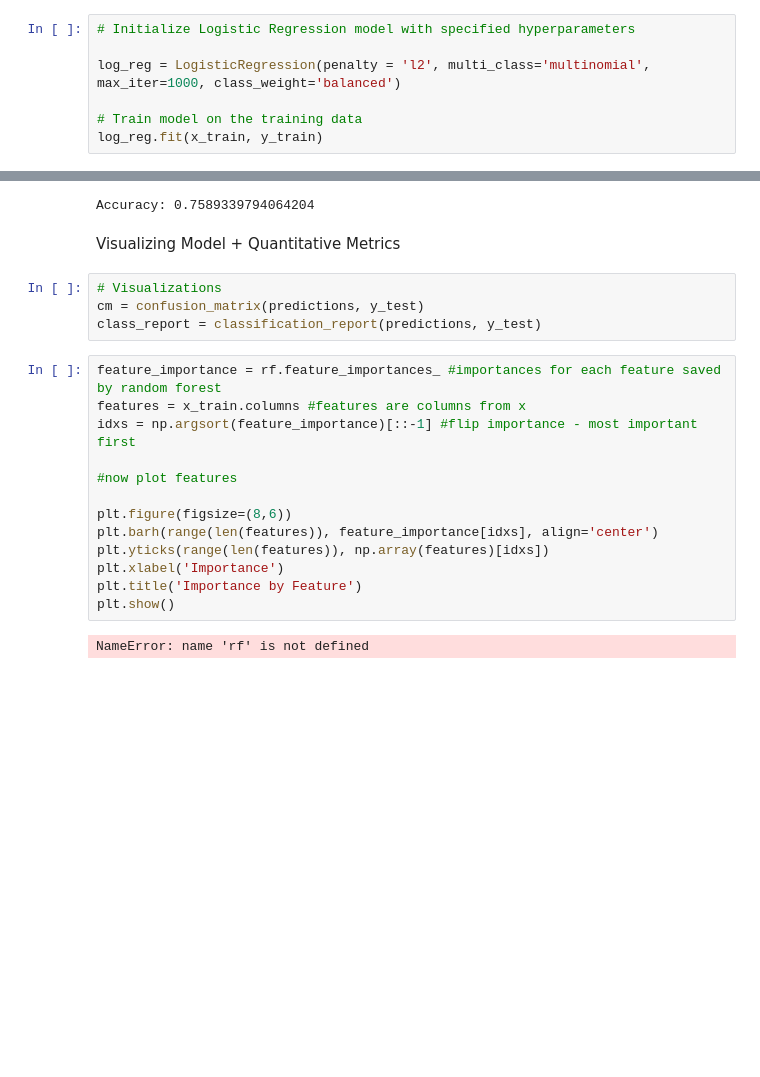
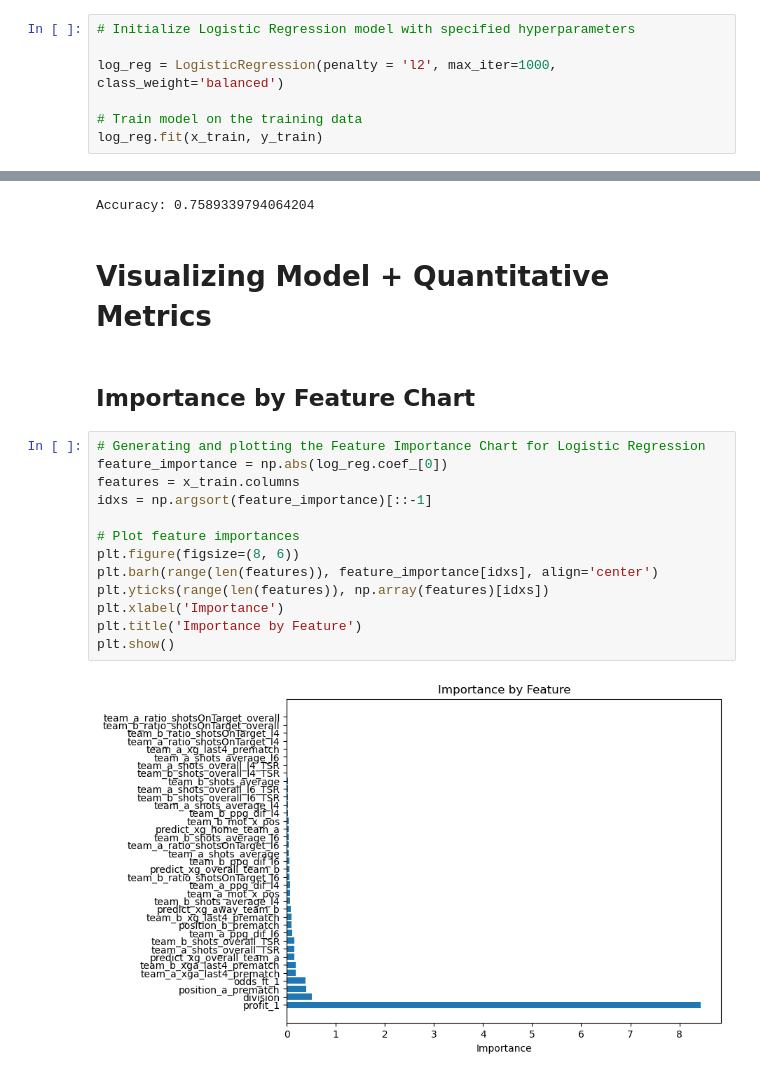
Before and after one commit to PranavBatchu/CS7641_Group58, a Jupyter notebook: Supervised/log_reg.ipynb, the cells around one changed output, grey strips where cells are left out. Drawn from its saved outputs; the diff is of its cells as text; blank space fills up the shorter version.

Commit message:
cleaned visualizations

```diff
--- a/Supervised/log_reg.ipynb
+++ b/Supervised/log_reg.ipynb
@@ -53,7 +40,7 @@ x_train, x_test, y_train, y_test = train_test_split(x, y, test_size=0.2, random_
 # %%
 # Initialize Logistic Regression model with specified hyperparameters
 
-log_reg = LogisticRegression(penalty = 'l2', multi_class='multinomial', max_iter=1000, class_weight='balanced')
+log_reg = LogisticRegression(penalty = 'l2', max_iter=1000, class_weight='balanced')
 
 # Train model on the training data
 log_reg.fit(x_train, y_train)
@@ -70,23 +56,21 @@ print(f"Accuracy: {acc}")
 # %% [output]
 Accuracy: 0.7589339794064204
 # %% [markdown]
-Visualizing Model + Quantitative Metrics
+# Visualizing Model + Quantitative Metrics
-# %%
-# Visualizations
-cm = confusion_matrix(predictions, y_test)
-class_report = classification_report(predictions, y_test)
+# %% [markdown]
+## Importance by Feature Chart
 # %%
-feature_importance = rf.feature_importances_ #importances for each feature saved by random forest
-features = x_train.columns #features are columns from x
-idxs = np.argsort(feature_importance)[::-1] #flip importance - most important first
+# Generating and plotting the Feature Importance Chart for Logistic Regression
+feature_importance = np.abs(log_reg.coef_[0])
+features = x_train.columns
+idxs = np.argsort(feature_importance)[::-1]
 
-#now plot features
-
-plt.figure(figsize=(8,6))
+# Plot feature importances
+plt.figure(figsize=(8, 6))
 plt.barh(range(len(features)), feature_importance[idxs], align='center')
 plt.yticks(range(len(features)), np.array(features)[idxs])
 plt.xlabel('Importance')
 plt.title('Importance by Feature')
 plt.show()
 # %% [output]
-NameError: name 'rf' is not defined
+[figure, added]
```
Also changed, not shown: parts of 14 cells of this notebook, 1 other file.
